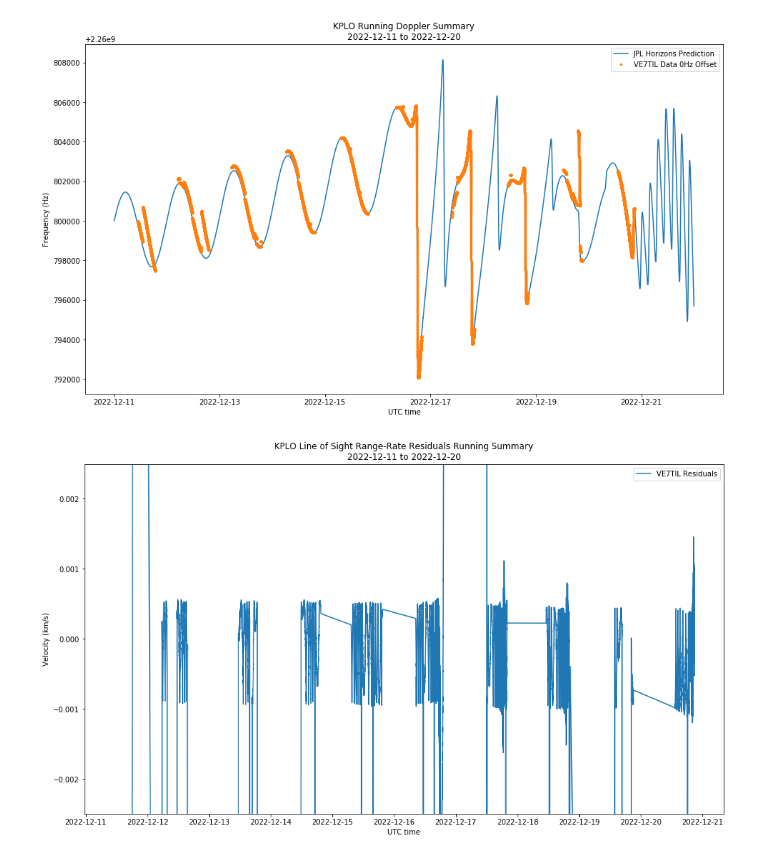
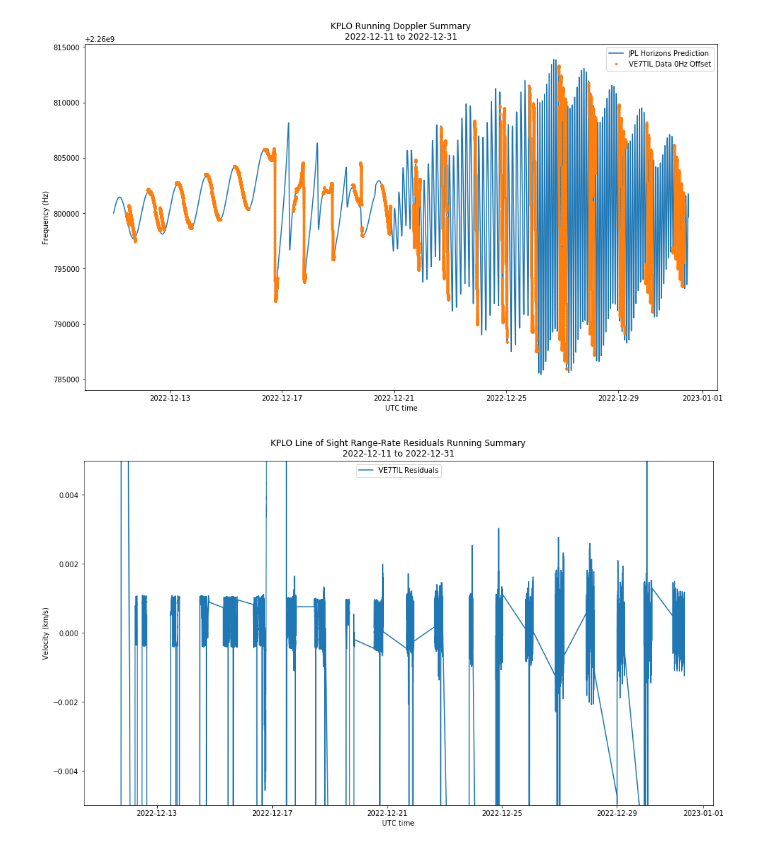
Before and after one commit to ScottTilley/kplo, a Jupyter notebook: KPLO_Doppler_running.ipynb, the cells around one changed output. Cells and saved outputs as stored; diff of their text form; code cells hidden in the pictures.

```diff
--- a/KPLO_Doppler_running.ipynb
+++ b/KPLO_Doppler_running.ipynb
@@ -11,5 +11,6 @@ from scipy.optimize import curve_fit
 plt.rcParams['figure.figsize'] = [16, 9]
 plt.rcParams['figure.facecolor'] = 'w'
 # %%
-offset =  -0
-f_carrier = 2260.8e6 + offset
+offset =  0
+f_carrier = 2260800004.004811 + offset
+print(c)
@@ -16,10 +19,10 @@ f_carrier = 2260.8e6 + offset
 # %%
-data = np.fromfile('/media/scott/fast/data/kplo/running/tmp_20.dat', sep = ' ').reshape((-1,4))
+data = np.fromfile('/media/scott/fast/data/kplo/running/all_30.dat', sep = ' ').reshape((-1,4))
 t_data = Time(data[:,0], format = 'mjd')
 freq_data = data[:,1]
 amp_data = data[:,2]
 # %%
-gmd_file = '/media/scott/fast/data/kplo/running/kplo_jpl5.dat'
+gmd_file = '/media/scott/fast/data/kplo/running/jpl_29.dat'
 gmd_mjd = []
 gmd_rangerate = []
 with open(gmd_file) as f:
@@ -62,17 +65,17 @@ plt.xlabel('UTC time')
 plt.legend()
 plt.show();
 # %% [output]
-[figure, old version]
+[figure, new version]
 # %%
-plt.ylim( np.max(-0.0025), np.min(0.0025))
+plt.ylim( np.max(-0.005), np.min(0.005))
 plt.plot(t_data.datetime, Rr - rangerate_interp,markersize=5,  label = 'VE7TIL Residuals')
 plt.title('KPLO Line of Sight Range-Rate Residuals Running Summary\n%s to %s'%(t_data.datetime[0].strftime('%Y-%m-%d'), t_data.datetime[len(freq_data)-1].strftime('%Y-%m-%d')))
 plt.ylabel('Velocity (km/s)')
 plt.xlabel('UTC time')
 plt.legend()
 plt.show();
 # %% [output]
-[figure, old version]
+[figure, new version]
 # %%
 plt.ylim(-20,20)
 plt.plot(t_data.datetime, freq_data - freq_gmat,markersize=5,  label = 'VE7TIL Residuals')
```
Also changed, not shown: parts of 3 cells of this notebook, 2 other files.
